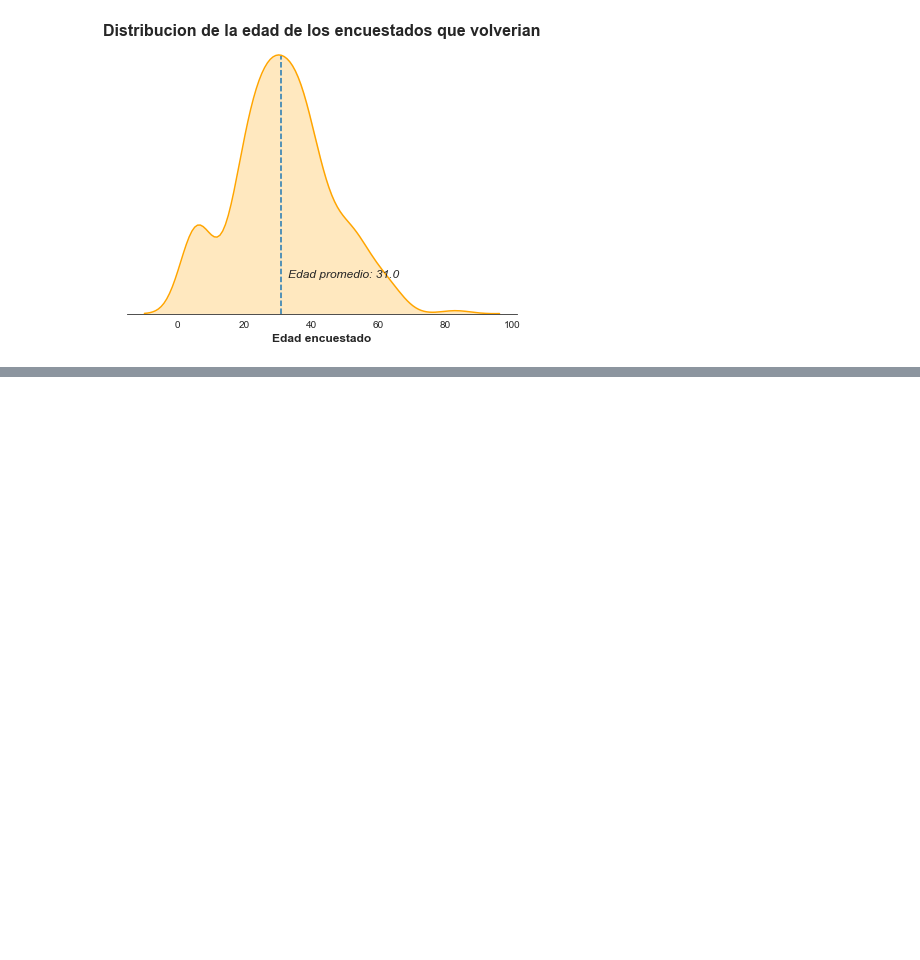
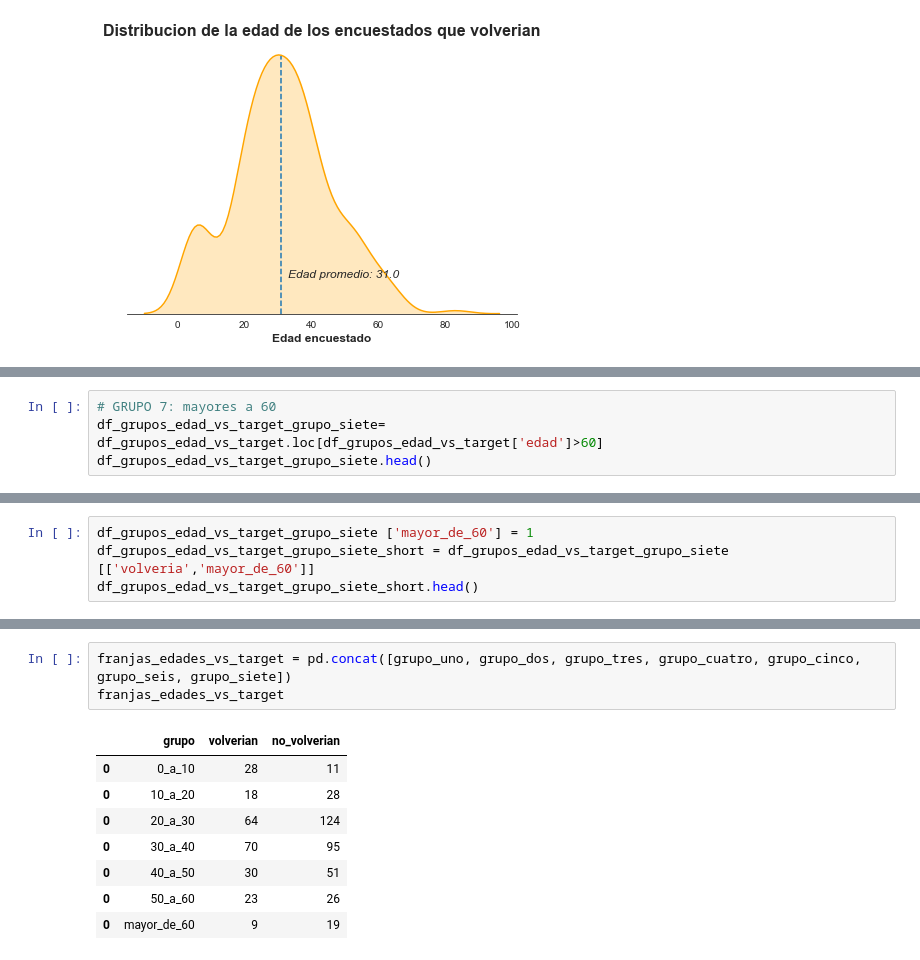
Before and after one commit to lionelguglielmone/OrgaDeCompusTP, a Jupyter notebook: tp1_main.ipynb, the cells around one changed output, grey strips where cells are left out. Drawn from its saved outputs; the diff is of its cells as text; blank space fills up the shorter version.

```diff
--- a/tp1_main.ipynb
+++ b/tp1_main.ipynb
@@ -594,0 +870,4 @@ plt.show()
+# %%
+# GRUPO 7: mayores a 60
+df_grupos_edad_vs_target_grupo_siete= df_grupos_edad_vs_target.loc[df_grupos_edad_vs_target['edad']>60]
+df_grupos_edad_vs_target_grupo_siete.head()
@@ -594,0 +881,4 @@ plt.show()
+# %%
+df_grupos_edad_vs_target_grupo_siete ['mayor_de_60'] = 1
+df_grupos_edad_vs_target_grupo_siete_short = df_grupos_edad_vs_target_grupo_siete [['volveria','mayor_de_60']]
+df_grupos_edad_vs_target_grupo_siete_short.head()
@@ -594,0 +911,12 @@ plt.show()
+# %%
+franjas_edades_vs_target = pd.concat([grupo_uno, grupo_dos, grupo_tres, grupo_cuatro, grupo_cinco, grupo_seis, grupo_siete])
+franjas_edades_vs_target
+# %% [output]
+|  | grupo | volverian | no_volverian |
+| 0 | 0_a_10 | 28 | 11 |
+| 0 | 10_a_20 | 18 | 28 |
+| 0 | 20_a_30 | 64 | 124 |
+| 0 | 30_a_40 | 70 | 95 |
+| 0 | 40_a_50 | 30 | 51 |
+| 0 | 50_a_60 | 23 | 26 |
+| 0 | mayor_de_60 | 9 | 19 |
```
Also changed, not shown: parts of 38 cells of this notebook.
